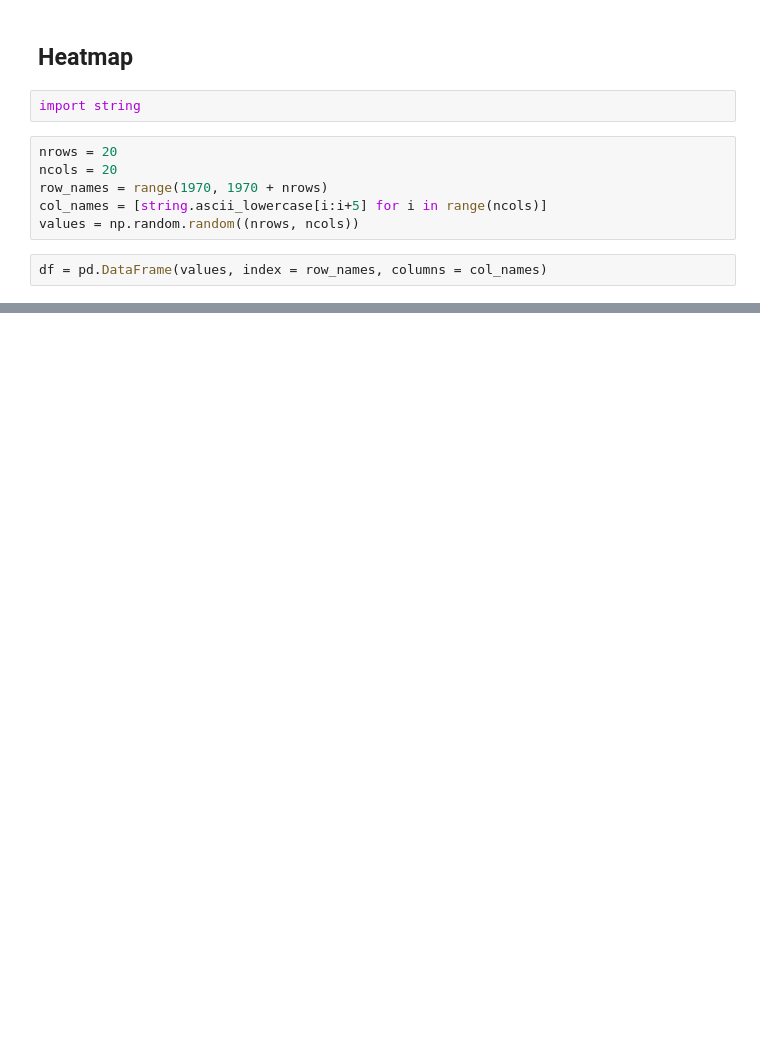
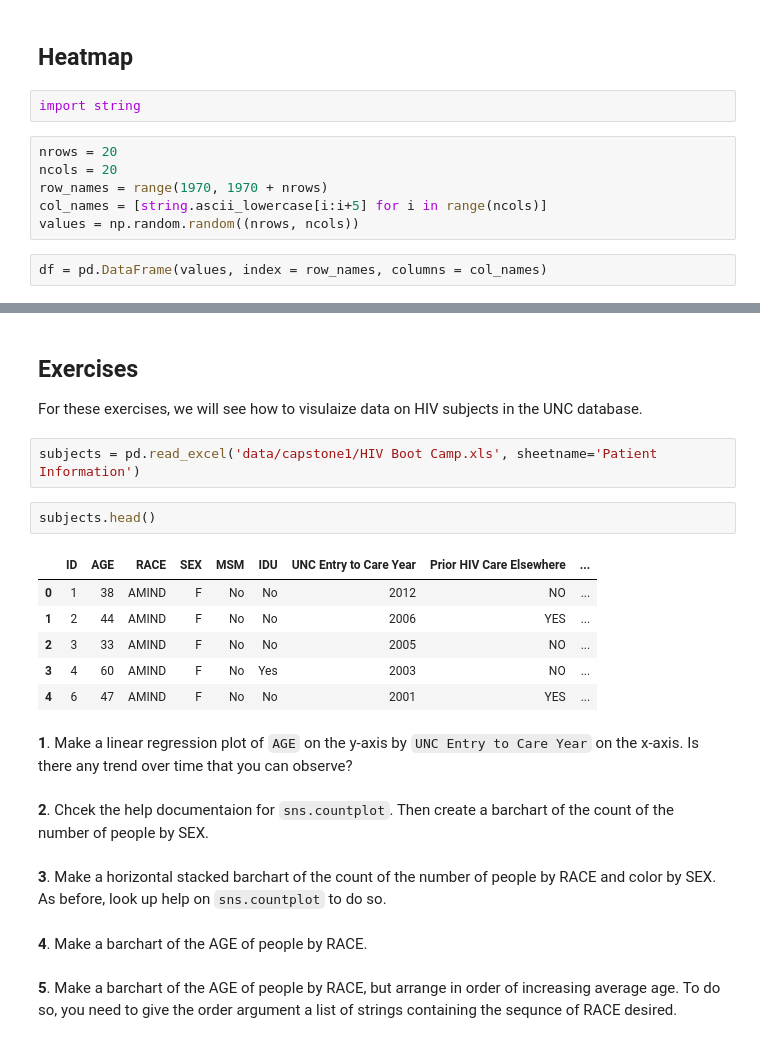
Before and after one commit to cliburn/cfar-data-workshop-2016, a Jupyter notebook: Basic_Plots.ipynb, the cells around one changed output, grey strips where cells are left out. Saved outputs shown, nothing was run; the diff lists cells and outputs as text; blank space fills up the shorter version.

```diff
--- a/Basic_Plots.ipynb
+++ b/Basic_Plots.ipynb
@@ -138,0 +121,25 @@ The version_information extension is already loaded. To reload it, use:
+# %% [markdown]
+## Exercises
+
+For these exercises, we will see how to visulaize data on HIV subjects in the UNC database.
+# %%
+subjects = pd.read_excel('data/capstone1/HIV Boot Camp.xls', sheetname='Patient Information')
+# %%
+subjects.head()
+# %% [output]
+|  | ID | AGE | RACE | SEX | MSM | IDU | UNC Entry to Care Year | Prior HIV Care Elsewhere | ... |
+| 0 | 1 | 38 | AMIND | F | No | No | 2012 | NO | ... |
+| 1 | 2 | 44 | AMIND | F | No | No | 2006 | YES | ... |
+| 2 | 3 | 33 | AMIND | F | No | No | 2005 | NO | ... |
+| 3 | 4 | 60 | AMIND | F | No | Yes | 2003 | NO | ... |
+| 4 | 6 | 47 | AMIND | F | No | No | 2001 | YES | ... |
+# %% [markdown]
+**1**. Make a linear regression plot of `AGE` on the y-axis by `UNC Entry to Care Year` on the x-axis. Is there any trend over time that you can observe?
+# %% [markdown]
+**2**. Chcek the help documentaion for `sns.countplot`. Then create a barchart of the count of the number of people by SEX.
+# %% [markdown]
+**3**. Make a horizontal stacked barchart of the count of the number of people by RACE and color by SEX. As before, look up help on `sns.countplot` to do so.
+# %% [markdown]
+**4**. Make a barchart of the AGE of people by RACE.
+# %% [markdown]
+**5**. Make a barchart of the AGE of people by RACE, but arrange in order of increasing average age. To do so, you need to give the order argument a list of strings containing the sequnce of RACE desired.
```
Also changed, not shown: parts of 20 cells of this notebook, 10 other files.
